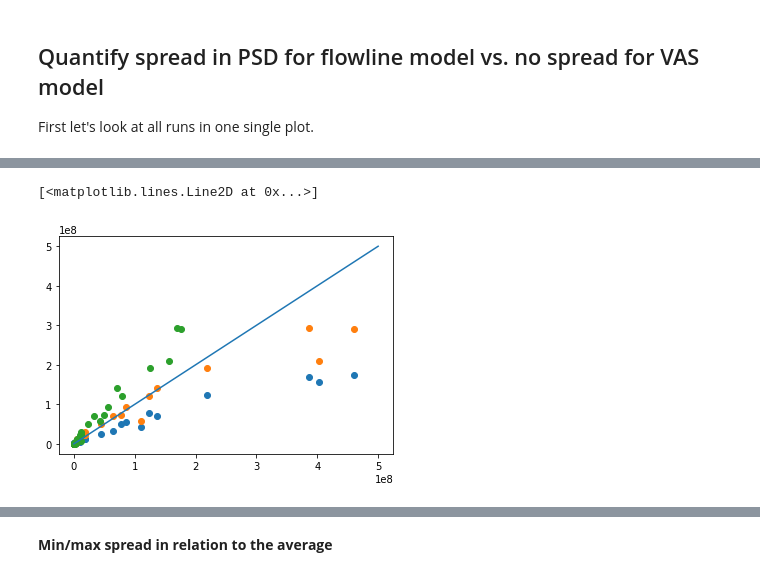
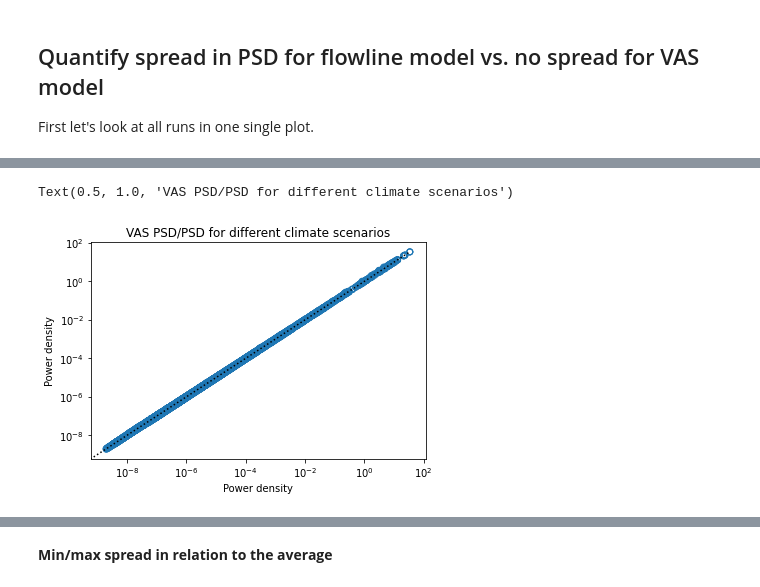
Before and after one commit to oberrauch/vascaling, a Jupyter notebook: notebooks/quantifying_psd.ipynb, the cells around one changed output, grey strips where cells are left out. Saved outputs shown, nothing was run; the diff lists cells and outputs as text; code cells hidden in the pictures.

```diff
--- a/notebooks/quantifying_psd.ipynb
+++ b/notebooks/quantifying_psd.ipynb
@@ -101,0 +111,5 @@ data.coords['name'] = ('rgi_id', showcase_glaciers['name'].values)
+# %%
+data = compute_psd(ds, rgi_df=showcase_glaciers, spinup_time=1e3)
+# normalize with value as freq=0
+data_norm = data.copy(deep=True)
+data_norm['psd'] = data_norm.psd/data.psd.isel(freq=0)
@@ -161,0 +175,14 @@ Now I establish some basic measures like the mean, the minimum and maximum.
+# %%
+model='fl'
+for rgi_id in data_norm.rgi_id:
+    plt.scatter(data_norm.sel(model=model, rgi_id=rgi_id, temp_bias=0).psd,
+                data_norm.sel(model=model, rgi_id=rgi_id, temp_bias=0.5).psd, facecolor='None', edgecolor='C1', marker='o')
+    plt.scatter(data_norm.sel(model=model, rgi_id=rgi_id, temp_bias=0).psd,
+                data_norm.sel(model=model, rgi_id=rgi_id, temp_bias=-0.5).psd, facecolor='None', edgecolor='C1', marker='o')
+    plt.scatter(data_norm.sel(model=model, rgi_id=rgi_id, temp_bias=0.5).psd,
+                data_norm.sel(model=model, rgi_id=rgi_id, temp_bias=-0.5).psd, facecolor='None', edgecolor='C1', marker='o')
+
+plt.loglog(plt.gca().get_xlim(), plt.gca().get_xlim(), ':k')
+plt.xlabel('Power density')
+plt.ylabel('Power density')
+plt.title('Flowline PSD/PSD for different climate scenarios')
@@ -162,13 +192,17 @@ Now I establish some basic measures like the mean, the minimum and maximum.
 # %%
-rgi_id = 'RGI60-11.01450'
-model='fl'
-plt.scatter(data.sel(model=model, rgi_id=rgi_id, temp_bias=0).psd,
-            data.sel(model=model, rgi_id=rgi_id, temp_bias=0.5).psd)
-plt.scatter(data.sel(model=model, rgi_id=rgi_id, temp_bias=0).psd,
-            data.sel(model=model, rgi_id=rgi_id, temp_bias=-0.5).psd)
-plt.scatter(data.sel(model=model, rgi_id=rgi_id, temp_bias=0.5).psd,
-            data.sel(model=model, rgi_id=rgi_id, temp_bias=-0.5).psd)
-plt.plot([0,5e8], [0,5e8])
+model='vas'
+for rgi_id in data.rgi_id:
+    plt.scatter(data.sel(model=model, rgi_id=rgi_id, temp_bias=0).psd,
+                data.sel(model=model, rgi_id=rgi_id, temp_bias=0.5).psd, facecolor='None', edgecolor='C0', marker='o')
+    plt.scatter(data.sel(model=model, rgi_id=rgi_id, temp_bias=0).psd,
+                data.sel(model=model, rgi_id=rgi_id, temp_bias=-0.5).psd, facecolor='None', edgecolor='C0', marker='o')
+    plt.scatter(data.sel(model=model, rgi_id=rgi_id, temp_bias=0.5).psd,
+                data.sel(model=model, rgi_id=rgi_id, temp_bias=-0.5).psd, facecolor='None', edgecolor='C0', marker='o')
+
+plt.loglog(plt.gca().get_xlim(), plt.gca().get_xlim(), ':k')
+plt.xlabel('Power density')
+plt.ylabel('Power density')
+plt.title('VAS PSD/PSD for different climate scenarios')
 # %% [output]
-[<matplotlib.lines.Line2D at 0x...>]
+Text(0.5, 1.0, 'VAS PSD/PSD for different climate scenarios')
-[figure, old version]
+[figure, new version]
```
Also changed, not shown: parts of 34 cells of this notebook, 19 other files.
